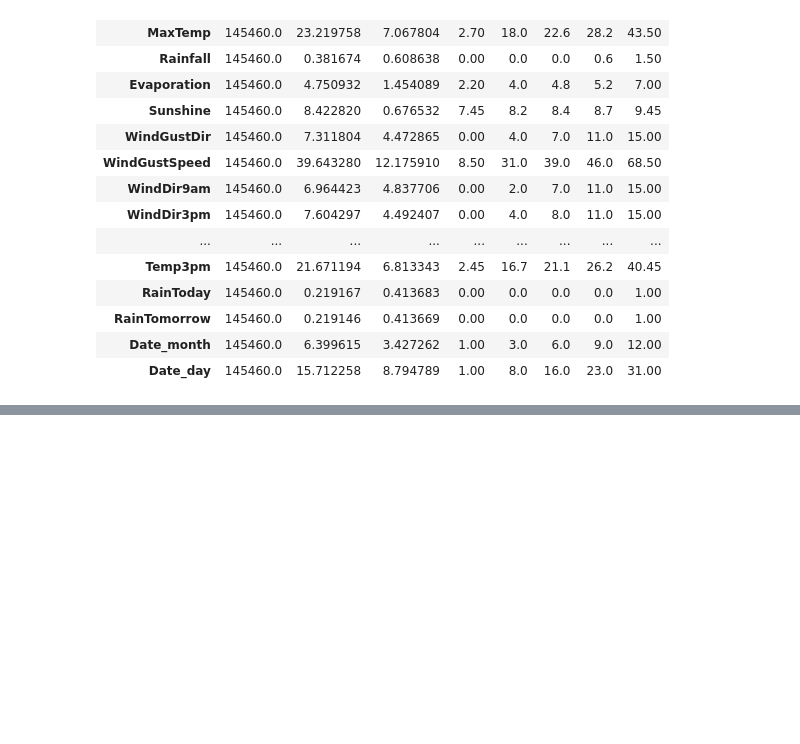
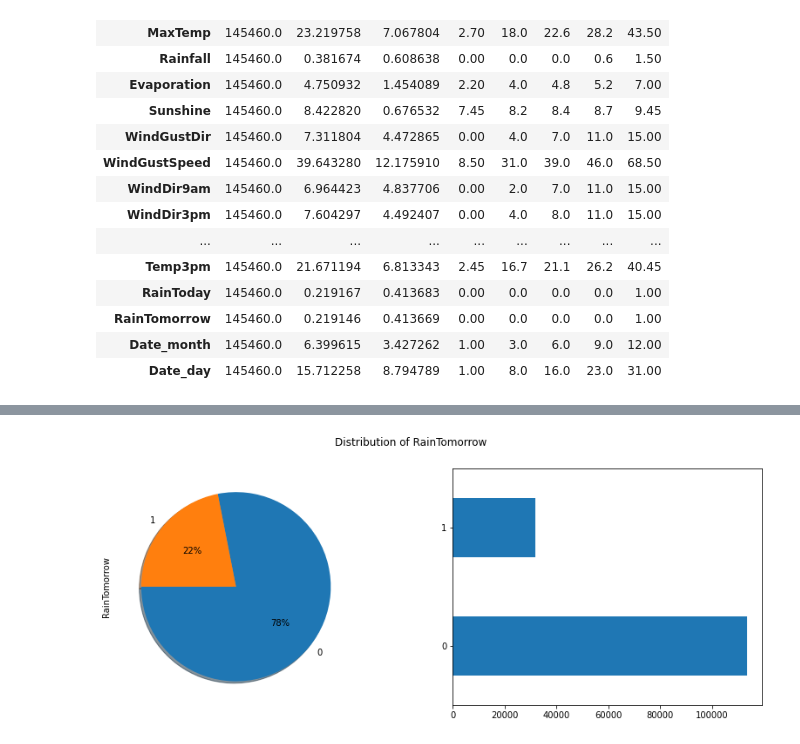
Before and after one commit to Prakashdeveloper03/Rainfy, a Jupyter notebook: notebook/analysis.ipynb, the cells around one changed output, grey strips where cells are left out. Drawn from its saved outputs; the diff is of its cells as text; code cells hidden in the pictures; blank space fills up the shorter version.

```diff
--- a/notebook/analysis.ipynb
+++ b/notebook/analysis.ipynb
@@ -492,0 +540,4 @@ df.describe().T
+# %%
+plot_categorical("RainTomorrow")
+# %% [output]
+[figure, added]
```
Also changed, not shown: parts of 20 cells of this notebook.
